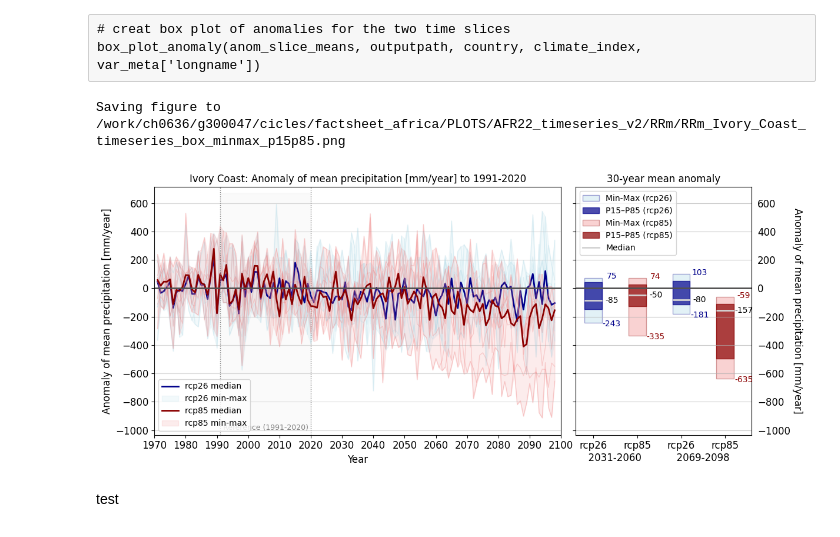
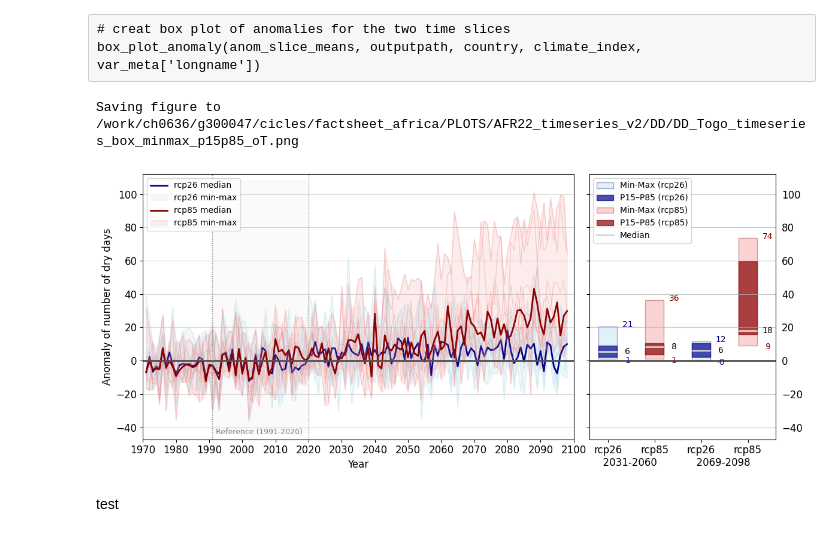
Before and after one commit to KatharinaBuelow/factsheet_africa, a Jupyter notebook: Notebooks/TIMESERIES/timeseries_TG_WASCAL.ipynb, the cells around one changed output. Drawn from its saved outputs; the diff is of its cells as text; code cells hidden in the pictures.

Commit message:
timeseries plots

```diff
--- a/Notebooks/TIMESERIES/timeseries_TG_WASCAL.ipynb
+++ b/Notebooks/TIMESERIES/timeseries_TG_WASCAL.ipynb
@@ -41,8 +41,8 @@ var_meta = select_index(climate_index)
 print(var_meta)
 # select country and time step
 #
-#country='Togo'
-country='Burkina Faso'
+country='Togo'
+#country='Burkina Faso'
 #country='Ivory Coast'
 timestep='year'
 # %% [output]
@@ -185,11 +174,10 @@ box_plot_anomaly(anom_slice_means, outputpath, country, climate_index, var_meta[
 # %%
 # now line plot with era5 and box plot beside each other in one figure:
 # Increased label font sizes
 #removed ERA5 for now outof the plotting function.
-lineplot_and_boxplot(df_anomaly_year, df_era5_anomalie,
-                     anom_slice_means, country, climate_index, var_meta['longname'], outputpath)
+lineplot_and_boxplot(df_anomaly_year,anom_slice_means, country, climate_index, var_meta['longname'], outputpath)
 # %% [output]
-Saving figure to /work/ch0636/g300047/cicles/factsheet_africa/PLOTS/AFR22_timeseries_v2/RRm/RRm_Ivory_Coast_timeseries_box_minmax_p15p85.png
+Saving figure to /work/ch0636/g300047/cicles/factsheet_africa/PLOTS/AFR22_timeseries_v2/DD/DD_Togo_timeseries_box_minmax_p15p85_oT.png
-[figure, old version]
+[figure, new version]
 # %% [markdown]
 test
```
Also changed, not shown: parts of 7 cells of this notebook, 1 other file.
